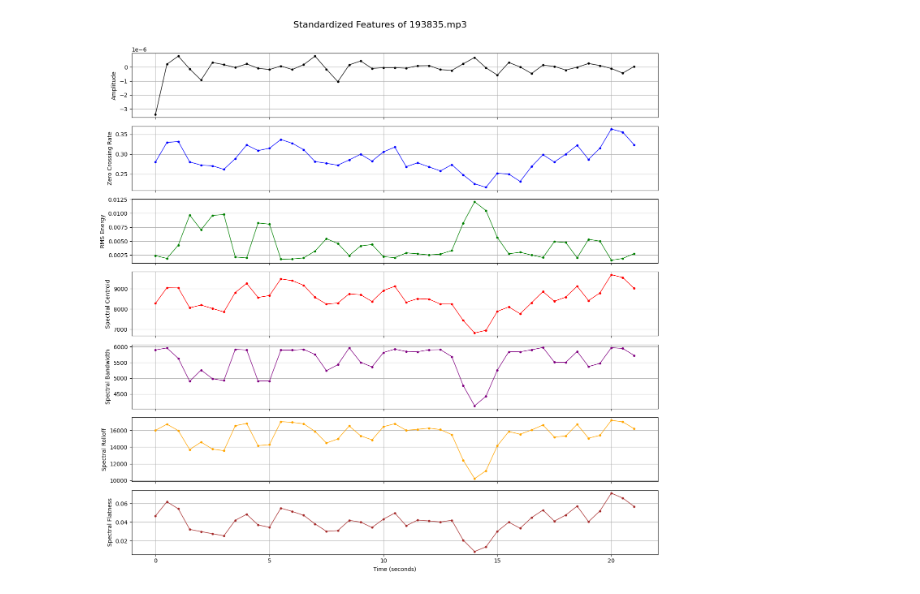
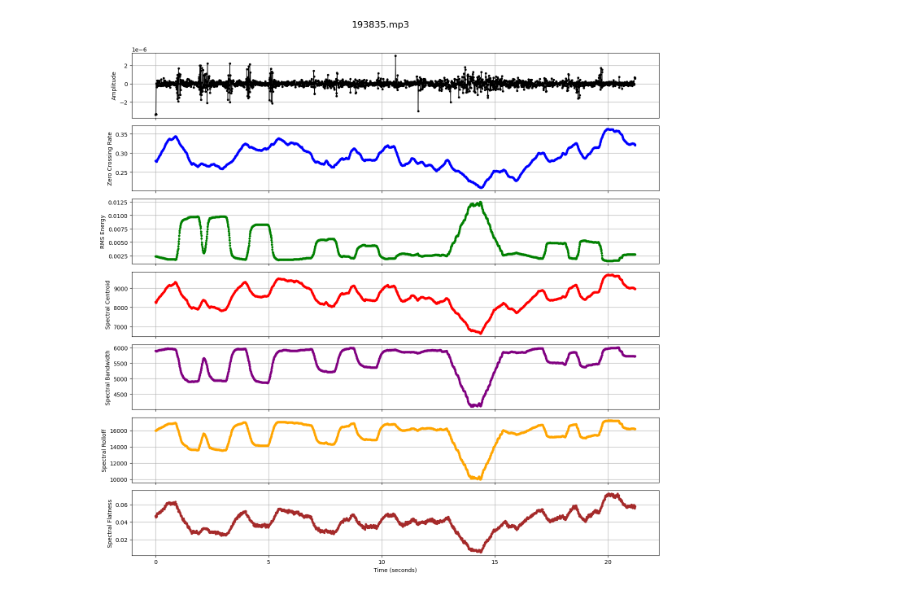
Before and after one commit to FathanAM0/Dasar-Kecerdasan-Artificial_Tugas-Besar, a Jupyter notebook: code_EDA.ipynb, the cells around one changed output. Cells and saved outputs as stored; diff of their text form; code cells hidden in the pictures.

```diff
--- a/code_EDA.ipynb
+++ b/code_EDA.ipynb
@@ -7,7 +7,7 @@ from sklearn.preprocessing import StandardScaler
 # %%
 SAMPLE_RATE = 48000
 SEGMENT_SIZE = 1
-OVERLAP = 0.5
+OVERLAP = 0.99
 # %%
 dir_xc = r"C:\Users\Lulay\Documents\GitHub\Dasar-Kecerdasan-Artificial_Tugas-Besar\Dataset\xeno-canto"
 dir_k = r"C:\Users\Lulay\Documents\GitHub\Dasar-Kecerdasan-Artificial_Tugas-Besar\Dataset\noise-audio-data"
@@ -33,7 +33,8 @@ def feature_extractor(segments, sr):
         'Spectral Centroid',
         'Spectral Bandwidth',
         'Spectral Rolloff',
-        'Spectral Flatness'
+        'Spectral Flatness',
+        'RMS Energy'
     ]
 
     features_list = []
@@ -46,6 +47,8 @@ def feature_extractor(segments, sr):
         spec_band = np.mean(librosa.feature.spectral_bandwidth(y=segment, sr=sr))
         spec_roll = np.mean(librosa.feature.spectral_rolloff(y=segment, sr=sr))
         spec_flat = np.mean(librosa.feature.spectral_flatness(y=segment))
+        # pitch =
+        # centroid =
 
         features_list.append([amp, zcr, rms, spec_cent, spec_band, spec_roll, spec_flat])
 
@@ -58,23 +61,23 @@ features, feature_names = feature_extractor(segments, SAMPLE_RATE)
 # %%
 time_axis = np.arange(features.shape[0]) * (SEGMENT_SIZE - OVERLAP)
 # %%
-colors = ['black', 'blue', 'green', 'red', 'purple', 'orange', 'brown']
+colors = ['black', 'blue', 'green', 'red', 'purple', 'orange', 'brown', 'gray']
 
 plt.figure(figsize=(14, 2 * features.shape[1]))
 
 for i in range(features.shape[1]):
     plt.subplot(features.shape[1], 1, i + 1)
     plt.plot(time_axis, features[:, i], label=feature_names[i],
              color=colors[i], marker='o', markersize=3, linewidth=1)
     plt.ylabel(feature_names[i])
     plt.grid(True)
     if i != features.shape[1] - 1:
         plt.tick_params(labelbottom=False)
     else:
         plt.xlabel('Time (seconds)')
 
-plt.suptitle(f'Standardized Features of {file_name}', fontsize=16)
+plt.suptitle(f'{file_name}', fontsize=16)
 plt.tight_layout(rect=[0, 0, 1, 0.97])
 plt.show()
 # %% [output]
-[figure, old version]
+[figure, new version]
```
